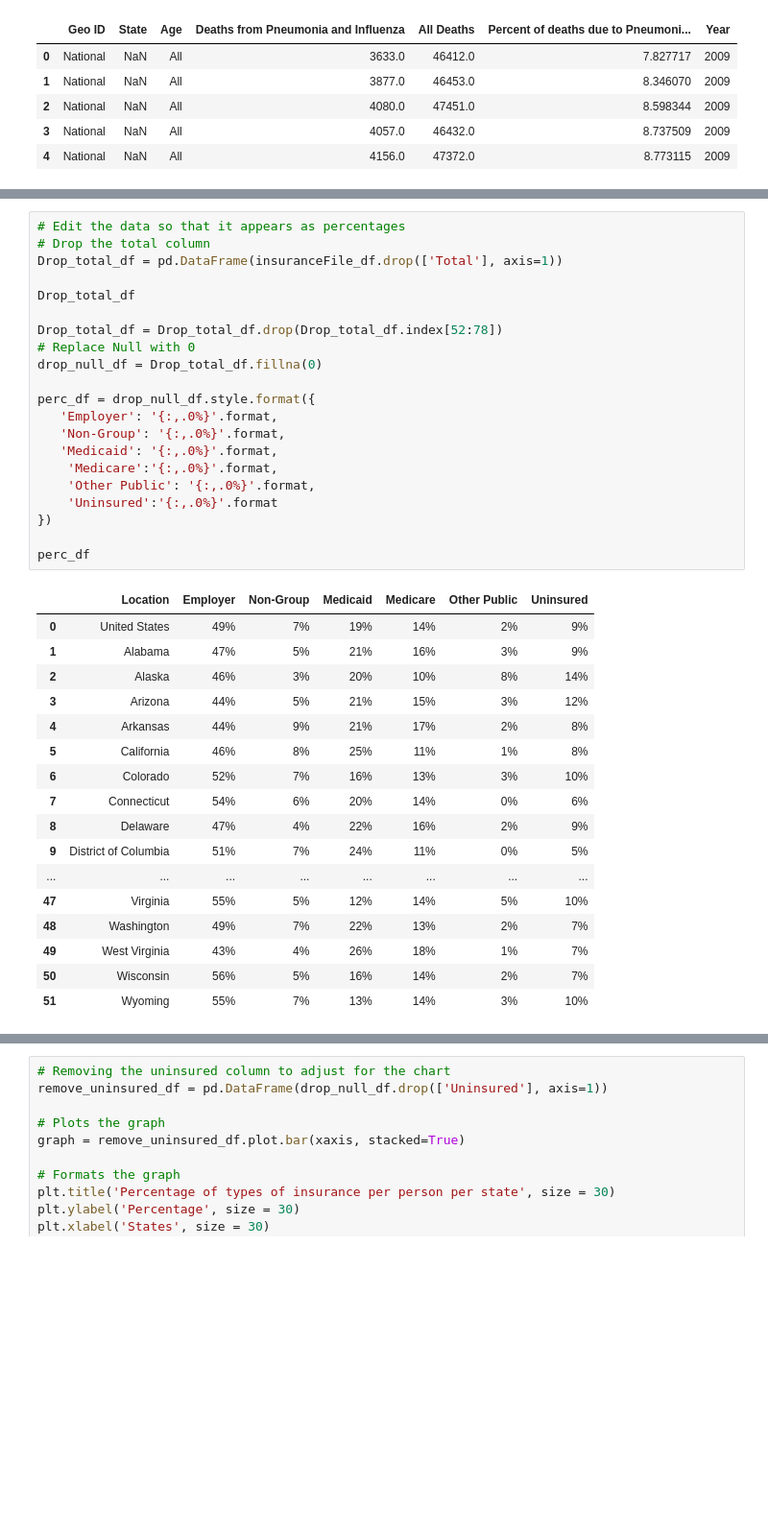
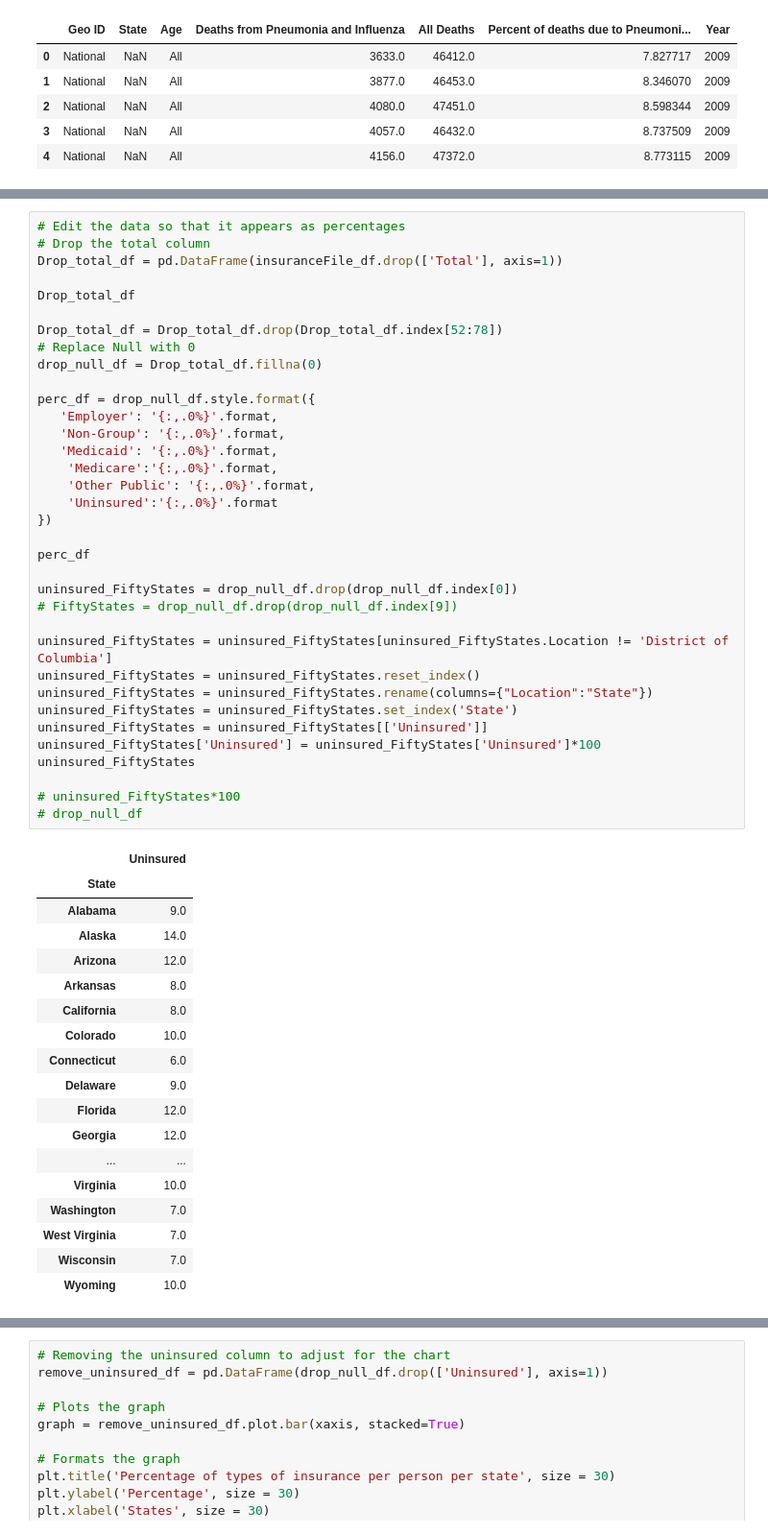
Before and after one commit to siven91/DataScienceProject1, a Jupyter notebook: AnotherDayAnotherData.ipynb, the cells around one changed output, grey strips where cells are left out. Shown at 96% size. Saved outputs shown, nothing was run; the diff lists cells and outputs as text; blank space fills up the shorter version.

```diff
--- a/AnotherDayAnotherData.ipynb
+++ b/AnotherDayAnotherData.ipynb
@@ -123,39 +107,54 @@ states_2016_allDeaths
 # %%
 # Edit the data so that it appears as percentages
 # Drop the total column
 Drop_total_df = pd.DataFrame(insuranceFile_df.drop(['Total'], axis=1))
 
 Drop_total_df
 
 Drop_total_df = Drop_total_df.drop(Drop_total_df.index[52:78])
 # Replace Null with 0
 drop_null_df = Drop_total_df.fillna(0)
 
 perc_df = drop_null_df.style.format({
    'Employer': '{:,.0%}'.format,
    'Non-Group': '{:,.0%}'.format,
    'Medicaid': '{:,.0%}'.format,
     'Medicare':'{:,.0%}'.format,
     'Other Public': '{:,.0%}'.format,
     'Uninsured':'{:,.0%}'.format
 })
 
 perc_df
+
+uninsured_FiftyStates = drop_null_df.drop(drop_null_df.index[0])
+# FiftyStates = drop_null_df.drop(drop_null_df.index[9])
+
+uninsured_FiftyStates = uninsured_FiftyStates[uninsured_FiftyStates.Location != 'District of Columbia']
+uninsured_FiftyStates = uninsured_FiftyStates.reset_index()
+uninsured_FiftyStates = uninsured_FiftyStates.rename(columns={"Location":"State"})
+uninsured_FiftyStates = uninsured_FiftyStates.set_index('State')
+uninsured_FiftyStates = uninsured_FiftyStates[['Uninsured']]
+uninsured_FiftyStates['Uninsured'] = uninsured_FiftyStates['Uninsured']*100
+uninsured_FiftyStates
+
+# uninsured_FiftyStates*100
+# drop_null_df
 # %% [output]
-|  | Location | Employer | Non-Group | Medicaid | Medicare | Other Public | Uninsured |
-| 0 | United States | 49% | 7% | 19% | 14% | 2% | 9% |
-| 1 | Alabama | 47% | 5% | 21% | 16% | 3% | 9% |
-| 2 | Alaska | 46% | 3% | 20% | 10% | 8% | 14% |
-| 3 | Arizona | 44% | 5% | 21% | 15% | 3% | 12% |
-| 4 | Arkansas | 44% | 9% | 21% | 17% | 2% | 8% |
-| 5 | California | 46% | 8% | 25% | 11% | 1% | 8% |
-| 6 | Colorado | 52% | 7% | 16% | 13% | 3% | 10% |
-| 7 | Connecticut | 54% | 6% | 20% | 14% | 0% | 6% |
-| 8 | Delaware | 47% | 4% | 22% | 16% | 2% | 9% |
-| 9 | District of Columbia | 51% | 7% | 24% | 11% | 0% | 5% |
-| ... | ... | ... | ... | ... | ... | ... | ... |
-| 47 | Virginia | 55% | 5% | 12% | 14% | 5% | 10% |
-| 48 | Washington | 49% | 7% | 22% | 13% | 2% | 7% |
-| 49 | West Virginia | 43% | 4% | 26% | 18% | 1% | 7% |
-| 50 | Wisconsin | 56% | 5% | 16% | 14% | 2% | 7% |
-| 51 | Wyoming | 55% | 7% | 13% | 14% | 3% | 10% |
+|  | Uninsured |
+| State |  |
+| Alabama | 9.0 |
+| Alaska | 14.0 |
+| Arizona | 12.0 |
+| Arkansas | 8.0 |
+| California | 8.0 |
+| Colorado | 10.0 |
+| Connecticut | 6.0 |
+| Delaware | 9.0 |
+| Florida | 12.0 |
+| Georgia | 12.0 |
+| ... | ... |
+| Virginia | 10.0 |
+| Washington | 7.0 |
+| West Virginia | 7.0 |
+| Wisconsin | 7.0 |
+| Wyoming | 10.0 |
```
Also changed, not shown: parts of 10 cells of this notebook.
